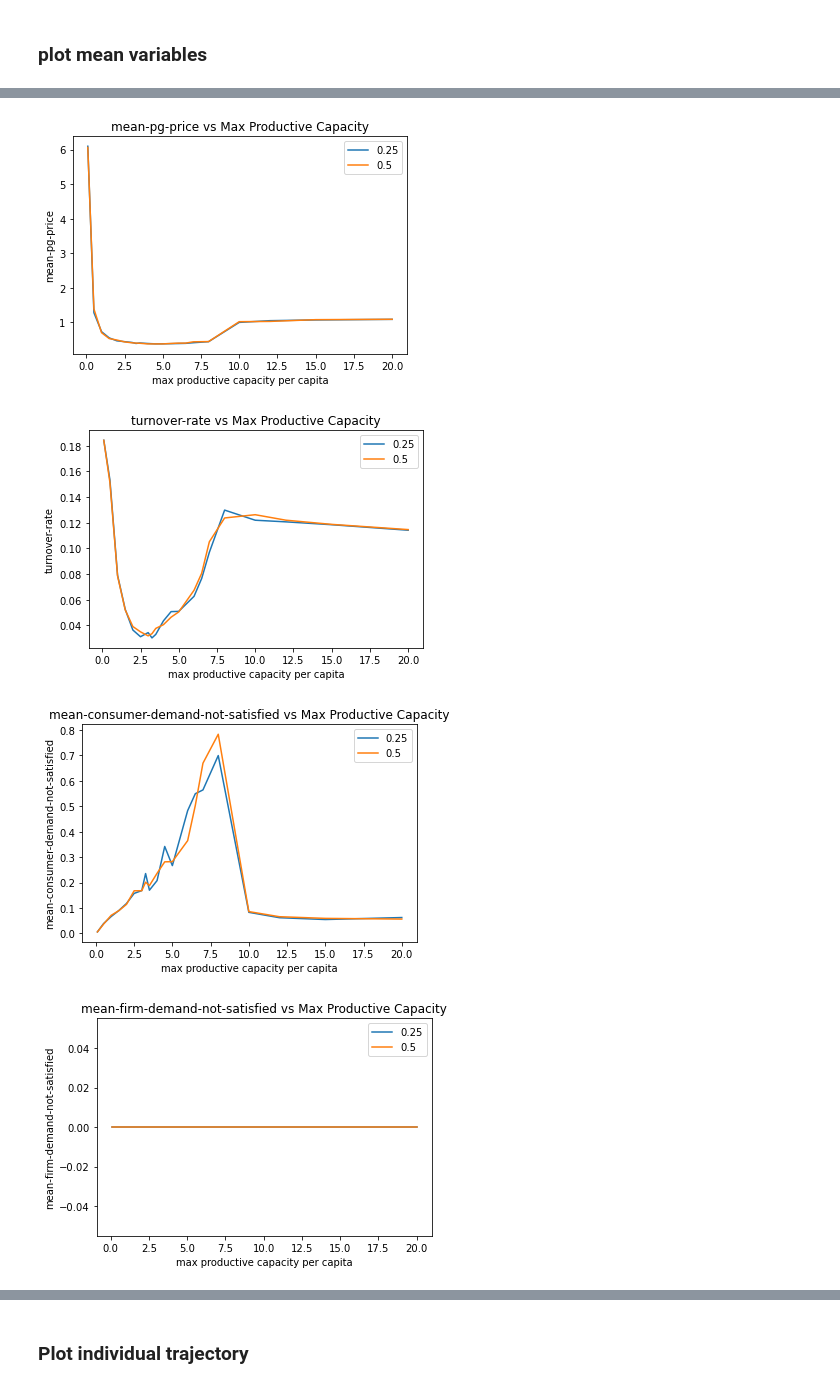
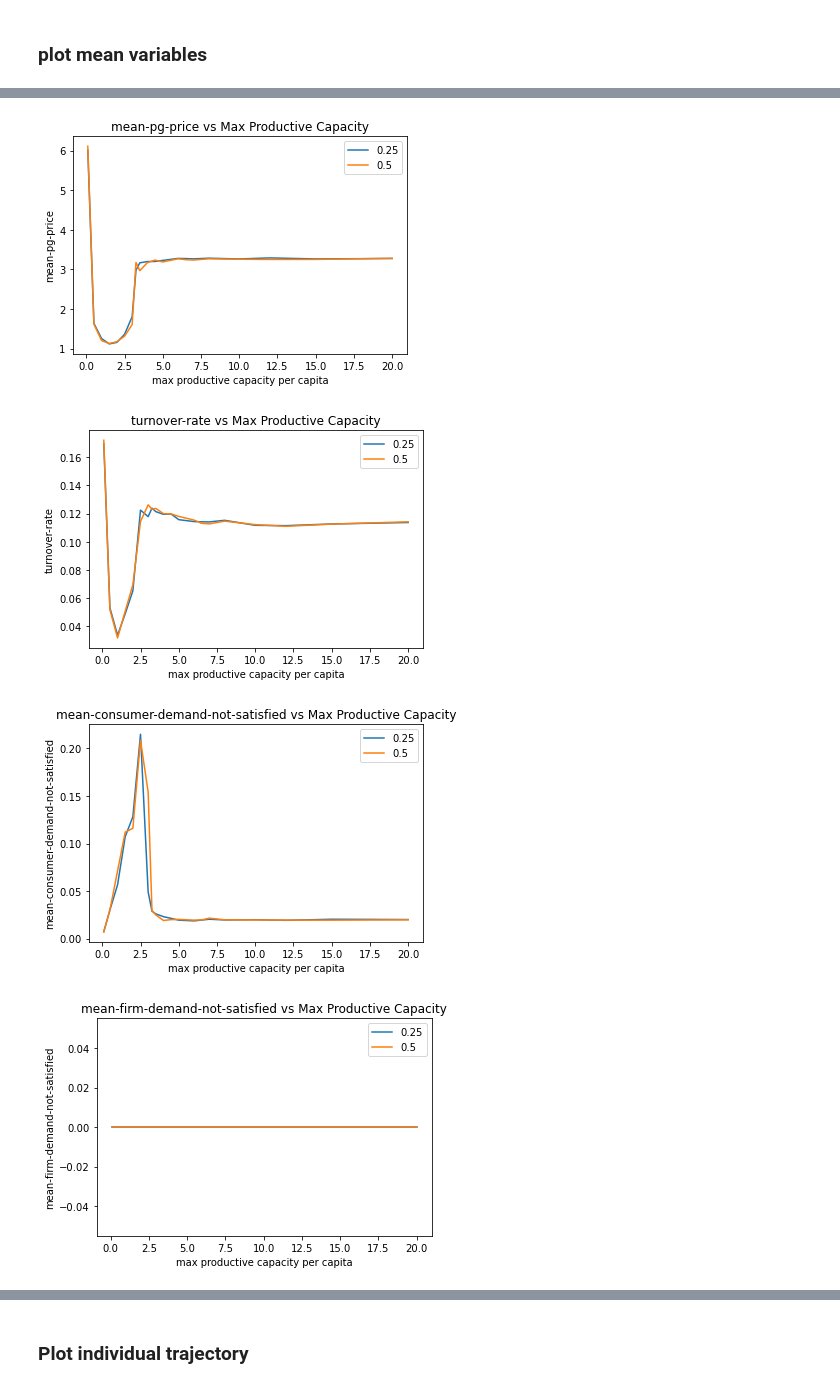
Before and after one commit to jzkelter/tabular-standards, a Jupyter notebook: Experiments/2022.07.08 vary min wage/2022.07.08 vary min wage.ipynb, the cells around one changed output, grey strips where cells are left out. Drawn from its saved outputs; the diff is of its cells as text; code cells hidden in the pictures.

```diff
--- a/Experiments/2022.07.08 vary min wage/2022.07.08 vary min wage.ipynb
+++ b/Experiments/2022.07.08 vary min wage/2022.07.08 vary min wage.ipynb
@@ -129,5 +131,5 @@ def plot_var_timeseries(ldf):
 # "Single-PG&CG-TC=2.json"
 # adf = df[(df['[step]'] >= 2000) & (df['setup-structure']=="Single-PG&CG-TC=2.json")].groupby('max-prod-capacity-per-capita').mean()
 adf = df[(df['[step]'] >= 2000)].groupby(['max-prod-capacity-per-capita', 'setup-structure', 'DIMINISHING-UTILITY-CONSTANT']).mean().reset_index()
-plot_vars_vs_prod_capacity(adf[adf['setup-structure']=="Single-PG&CG-TC=3.json" ])
+plot_vars_vs_prod_capacity(adf[adf['setup-structure']=="Single-PG&CG-TC=1.json" ])
 # %% [output]
@@ -140,4 +142,4 @@ plot_vars_vs_prod_capacity(adf[adf['setup-structure']=="Single-PG&CG-TC=3.json"
-[figure, old version]
+[figure, new version]
-[figure, old version]
+[figure, new version]
-[figure, old version]
+[figure, new version]
 [figure]
```
Also changed, not shown: parts of 2 cells of this notebook, 3 other files.
